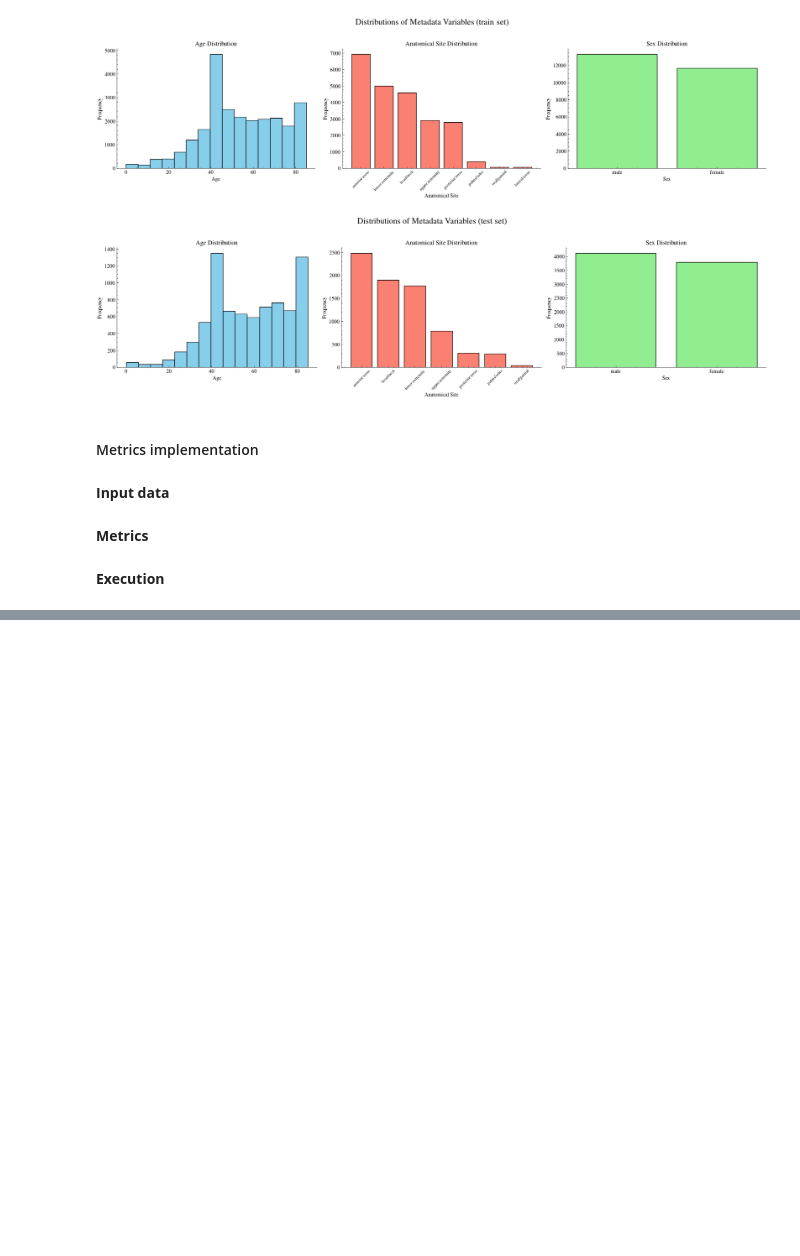
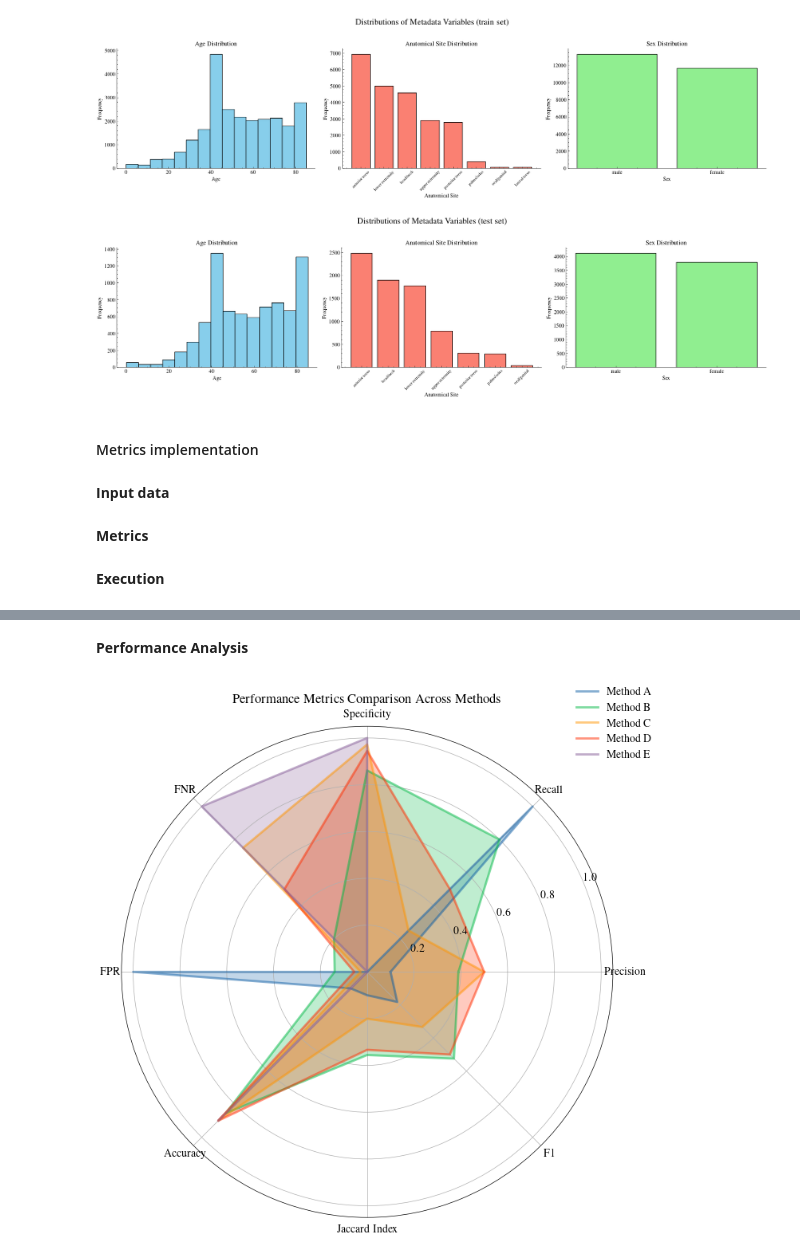
Before and after one commit to MarioPasc/complearn_projects, a Jupyter notebook: Classification/TaskA/taskA_classification.ipynb, the cells around one changed output, grey strips where cells are left out. Drawn from its saved outputs; the diff is of its cells as text; code cells hidden in the pictures; blank space fills up the shorter version.

Commit message:
Computed metrics and added radar plot

```diff
--- a/Classification/TaskA/taskA_classification.ipynb
+++ b/Classification/TaskA/taskA_classification.ipynb
@@ -465,3 +513,5 @@ class Metrics:
 # %%
 # Create an instance of the Metrics class
 metrics = Metrics(results_df=results_df, method_col="Method")
+performance = metrics.performance_analysis()
+performance
@@ -467,0 +525,52 @@ metrics = Metrics(results_df=results_df, method_col="Method")
+# %% [markdown]
+**Performance Analysis**
+# %%
+def plot_radar_chart(metrics_df: pd.DataFrame, metrics: List[str], method_col: str = "Method") -> None:
+    """
+    Plots a radar (spider) chart for all methods in a single plot, showing the performance across all specified metrics.
+
+    Parameters:
+    -------------
+    metrics_df (pd.DataFrame): DataFrame containing the metrics scores for each method.
+    metrics (List[str]): List of metric column names to plot (e.g., ["Precision", "Recall", "Accuracy", ...]).
+    method_col (str): Column name that contains the model/method name.
+
+    Returns:
+    -------------
+    None
+    """
+    # Number of metrics to plot
+    num_metrics = len(metrics)
+
+    # Angles for the radar chart (one per metric plus a closing angle for circularity)
+    angles = np.linspace(0, 2 * np.pi, num_metrics, endpoint=False).tolist()
+    angles += angles[:1]  # Close the loop
+
+    # Initialize the radar plot
+    fig, ax = plt.subplots(figsize=(8, 8), subplot_kw=dict(polar=True))
+
+    # Plot each method with a unique color
+    for _, row in metrics_df.iterrows():
+        method_name = row[method_col]
+        values = row[metrics].tolist()
+        values += values[:1]  # Close the loop
+
+        # Plot data and fill area for each method
+        ax.plot(angles, values, linewidth=2, linestyle='solid', label=f"Method {method_name}", alpha=0.5)
+        ax.fill(angles, values, alpha=0.25)
+
+    # Add labels for each metric
+    ax.set_xticks(angles[:-1])
+    ax.set_xticklabels(metrics)
+
+    # Set the title and legend
+    plt.title("Performance Metrics Comparison Across Methods")
+    ax.legend(loc="upper right", bbox_to_anchor=(1.1, 1.1))
+
+    # Display the plot
+    plt.show()
+
+
+plot_radar_chart(metrics_df = performance, metrics = performance.columns[1:], method_col = "Method")
+# %% [output]
+[figure, added]
```
Also changed, not shown: parts of 2 cells of this notebook.
